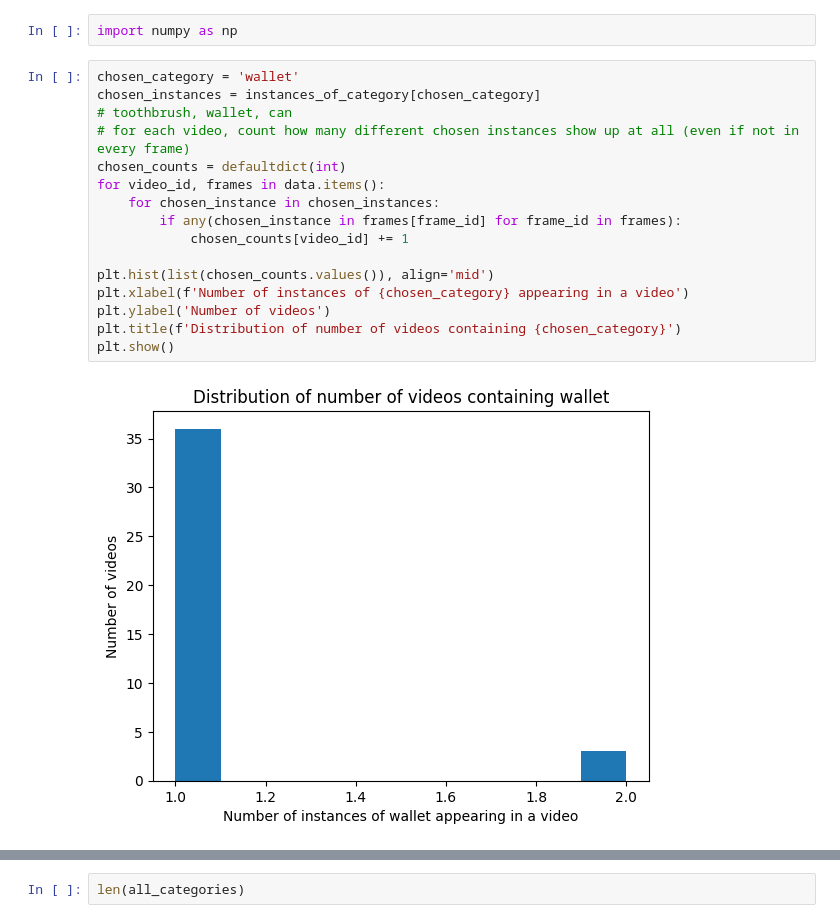
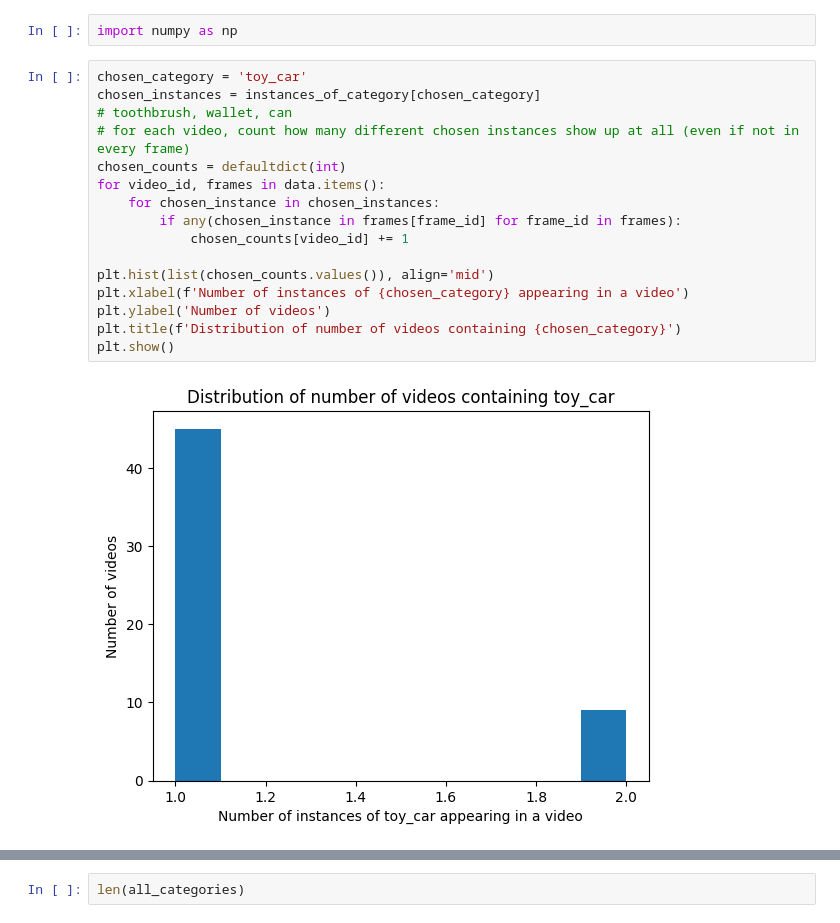
Before and after one commit to RIPS25-Analog/OC-Synthesis, a Jupyter notebook: src/pace-data-processing.ipynb, the cells around one changed output, grey strips where cells are left out. Cells and saved outputs as stored; diff of their text form.

```diff
--- a/src/pace-data-processing.ipynb
+++ b/src/pace-data-processing.ipynb
@@ -113,23 +113,23 @@ instances_of_category['hammer']
 # %%
 import numpy as np
 # %%
-chosen_category = 'wallet'
+chosen_category = 'toy_car'
 chosen_instances = instances_of_category[chosen_category]
 # toothbrush, wallet, can
 # for each video, count how many different chosen instances show up at all (even if not in every frame)
 chosen_counts = defaultdict(int)
 for video_id, frames in data.items():
 	for chosen_instance in chosen_instances:
 		if any(chosen_instance in frames[frame_id] for frame_id in frames):
 			chosen_counts[video_id] += 1
 
 plt.hist(list(chosen_counts.values()), align='mid')
 plt.xlabel(f'Number of instances of {chosen_category} appearing in a video')
 plt.ylabel('Number of videos')
 plt.title(f'Distribution of number of videos containing {chosen_category}')
 plt.show()
 # %% [output]
-[figure, old version]
+[figure, new version]
 # %%
 # for each object instance, plot how many videos it appears in (even if it appears in only one frame)
 # plot object instance ID on the x axis, and number of videos it appears in on the y axis
```
Also changed, not shown: parts of 4 cells of this notebook.
